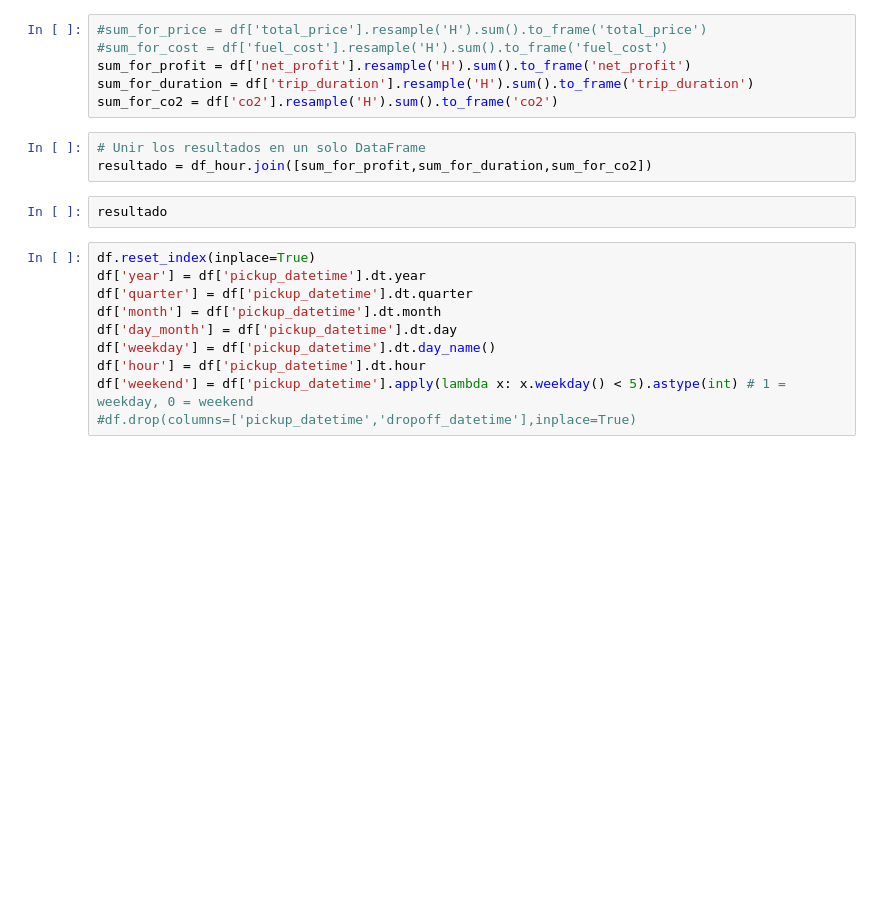
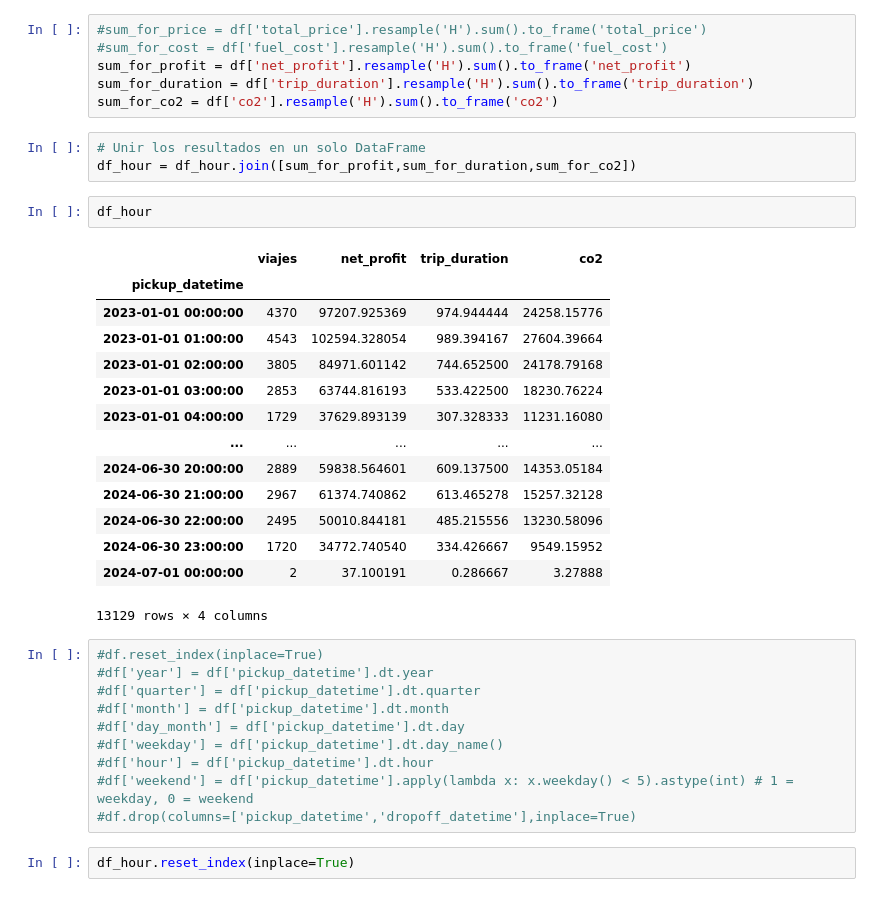
Before and after one commit to Pableren/Cab_Data_Cruise, a Jupyter notebook: Data_Science.ipynb, the cells around one changed output. Drawn from its saved outputs; the diff is of its cells as text; blank space fills up the shorter version.

```diff
--- a/Data_Science.ipynb
+++ b/Data_Science.ipynb
@@ -48,16 +74,33 @@ sum_for_duration = df['trip_duration'].resample('H').sum().to_frame('trip_durati
 sum_for_co2 = df['co2'].resample('H').sum().to_frame('co2')
 # %%
 # Unir los resultados en un solo DataFrame
-resultado = df_hour.join([sum_for_profit,sum_for_duration,sum_for_co2])
+df_hour = df_hour.join([sum_for_profit,sum_for_duration,sum_for_co2])
-# %%
-resultado
+# %%
+df_hour
+# %% [output]
+|  | viajes | net_profit | trip_duration | co2 |
+| pickup_datetime |  |  |  |  |
+| 2023-01-01 00:00:00 | 4370 | 97207.925369 | 974.944444 | 24258.15776 |
+| 2023-01-01 01:00:00 | 4543 | 102594.328054 | 989.394167 | 27604.39664 |
+| 2023-01-01 02:00:00 | 3805 | 84971.601142 | 744.652500 | 24178.79168 |
+| 2023-01-01 03:00:00 | 2853 | 63744.816193 | 533.422500 | 18230.76224 |
+| 2023-01-01 04:00:00 | 1729 | 37629.893139 | 307.328333 | 11231.16080 |
+| ... | ... | ... | ... | ... |
+| 2024-06-30 20:00:00 | 2889 | 59838.564601 | 609.137500 | 14353.05184 |
+| 2024-06-30 21:00:00 | 2967 | 61374.740862 | 613.465278 | 15257.32128 |
+| 2024-06-30 22:00:00 | 2495 | 50010.844181 | 485.215556 | 13230.58096 |
+| 2024-06-30 23:00:00 | 1720 | 34772.740540 | 334.426667 | 9549.15952 |
+| 2024-07-01 00:00:00 | 2 | 37.100191 | 0.286667 | 3.27888 |
+13129 rows × 4 columns
 # %%
-df.reset_index(inplace=True)
-df['year'] = df['pickup_datetime'].dt.year
-df['quarter'] = df['pickup_datetime'].dt.quarter
-df['month'] = df['pickup_datetime'].dt.month
-df['day_month'] = df['pickup_datetime'].dt.day
-df['weekday'] = df['pickup_datetime'].dt.day_name()
-df['hour'] = df['pickup_datetime'].dt.hour
-df['weekend'] = df['pickup_datetime'].apply(lambda x: x.weekday() < 5).astype(int) # 1 = weekday, 0 = weekend
+#df.reset_index(inplace=True)
+#df['year'] = df['pickup_datetime'].dt.year
+#df['quarter'] = df['pickup_datetime'].dt.quarter
+#df['month'] = df['pickup_datetime'].dt.month
+#df['day_month'] = df['pickup_datetime'].dt.day
+#df['weekday'] = df['pickup_datetime'].dt.day_name()
+#df['hour'] = df['pickup_datetime'].dt.hour
+#df['weekend'] = df['pickup_datetime'].apply(lambda x: x.weekday() < 5).astype(int) # 1 = weekday, 0 = weekend
 #df.drop(columns=['pickup_datetime','dropoff_datetime'],inplace=True)
+# %%
+df_hour.reset_index(inplace=True)
```
Also changed, not shown: parts of 17 cells of this notebook.
